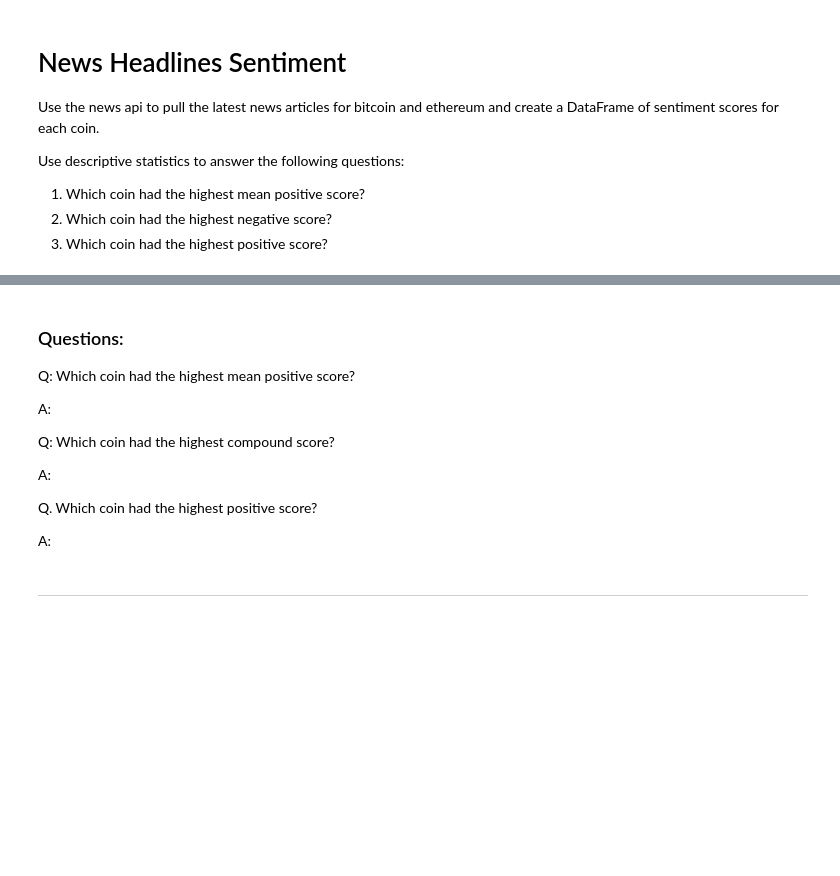
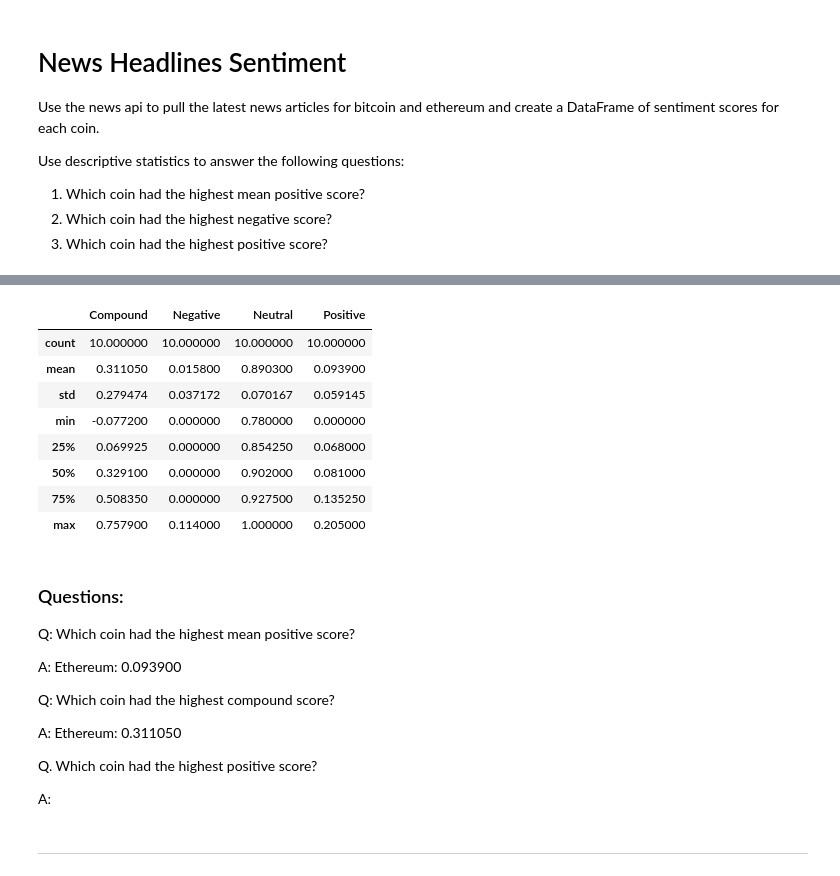
Before and after one commit to gw12s/Natural-Language-Processing-Homework, a Jupyter notebook: Instructions/Starter_Code/crypto_sentiment.ipynb, the cells around one changed output, grey strips where cells are left out. Drawn from its saved outputs; the diff is of its cells as text; code cells hidden in the pictures; blank space fills up the shorter version.

```diff
--- a/Instructions/Starter_Code/crypto_sentiment.ipynb
+++ b/Instructions/Starter_Code/crypto_sentiment.ipynb
@@ -98 +37,8 @@ test_all('bitcoin')
+# %%
+# Fetch the Ethereum news articles
+ethereum_headlines = newsapi.get_everything(q="ethereum",
+                                           from_param=datetime.today(),
+                                           language='en',
+                                           sort_by='relevancy',
+                                           page=1)
 # %%
@@ -157,3 +78,0 @@ bitcoin_headlines
-# %%
-# Fetch the Ethereum news articles
-ethereum_headlines = get_articles('ethereum')
@@ -167,0 +79,28 @@ sentiment_analyzer(bitcoin_headlines)
+# %%
+# Create the ethereum sentiment scores DataFrame
+ethereum_sentiments = []
+
+for article in ethereum_headlines["articles"]:
+    try:
+        sentiment = analyzer.polarity_scores(article['content'])
+
+        ethereum_sentiments.append({
+            "Text": article["content"],
+            "Compound": sentiment["compound"],
+            "Positive": sentiment["pos"],
+            "Negative": sentiment["neg"],
+            "Neutral": sentiment["neu"]
+
+        })
+
+    except AttributeError:
+        pass
+
+# Create DataFrame
+eth_df = pd.DataFrame(ethereum_sentiments)
+
+# Reorder DataFrame columns
+cols =["Compound", "Negative", "Neutral", "Positive", "Text"]
+eth_df = eth_df[cols]
+
+eth_df.head()
@@ -171,16 +127,26 @@ sentiment_analyzer(bitcoin_headlines)
 # %%
 # Describe the Ethereum Sentiment
-# YOUR CODE HERE!
+eth_df.describe()
+# %% [output]
+|  | Compound | Negative | Neutral | Positive |
+| count | 10.000000 | 10.000000 | 10.000000 | 10.000000 |
+| mean | 0.311050 | 0.015800 | 0.890300 | 0.093900 |
+| std | 0.279474 | 0.037172 | 0.070167 | 0.059145 |
+| min | -0.077200 | 0.000000 | 0.780000 | 0.000000 |
+| 25% | 0.069925 | 0.000000 | 0.854250 | 0.068000 |
+| 50% | 0.329100 | 0.000000 | 0.902000 | 0.081000 |
+| 75% | 0.508350 | 0.000000 | 0.927500 | 0.135250 |
+| max | 0.757900 | 0.114000 | 1.000000 | 0.205000 |
 # %% [markdown]
 ### Questions:
 
 Q: Which coin had the highest mean positive score?
 
-A:
+A: Ethereum: 0.093900
 
 Q: Which coin had the highest compound score?
 
-A:
+A: Ethereum: 0.311050
 
 Q. Which coin had the highest positive score?
 
```
Also changed, not shown: parts of 27 cells of this notebook, 1 other file.
